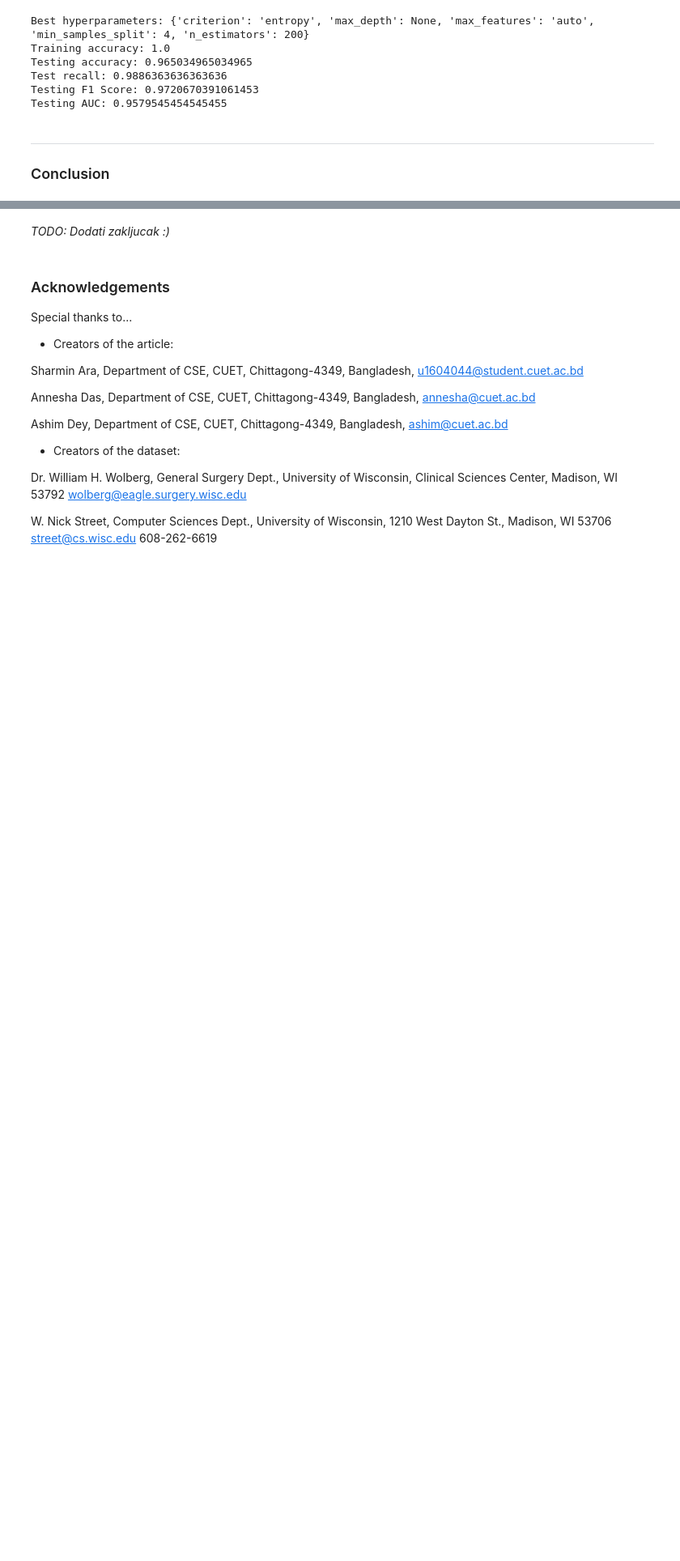
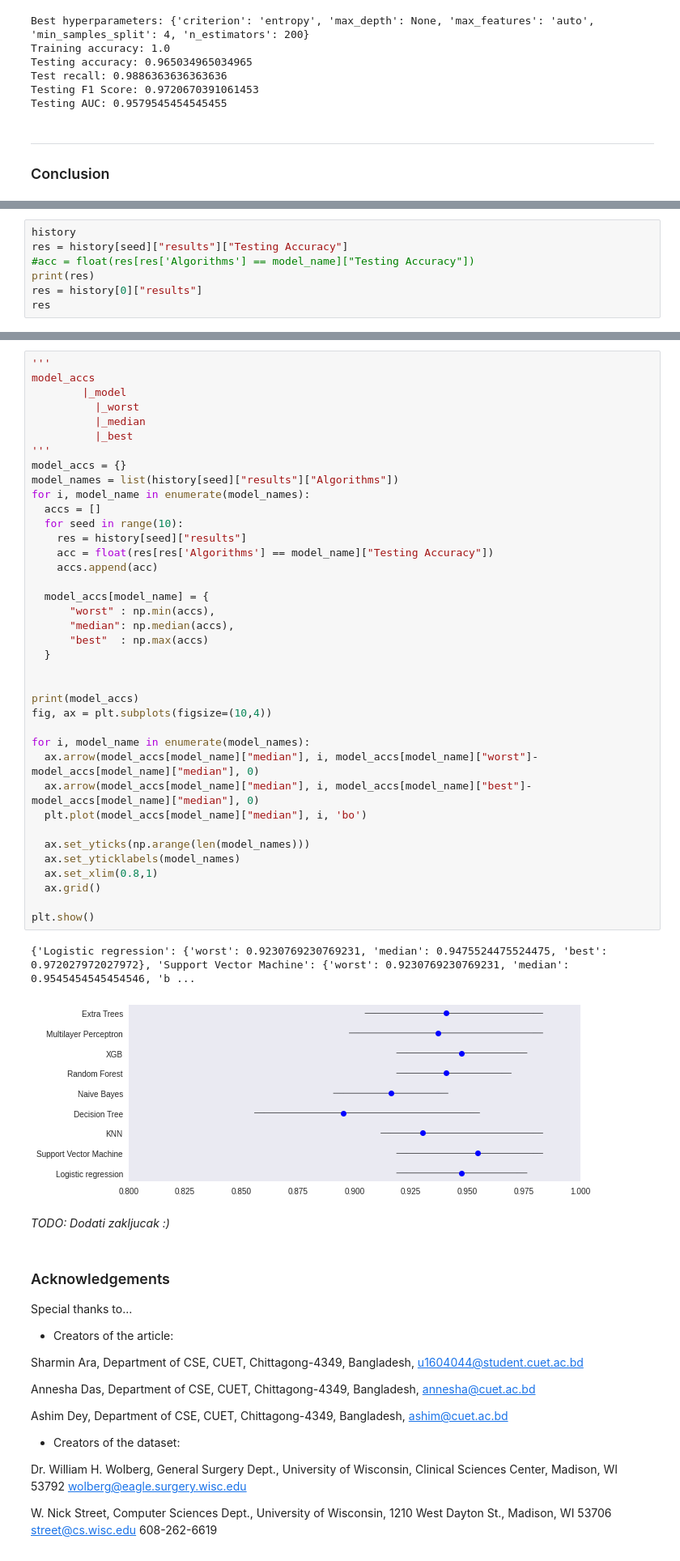
Before and after one commit to fsentin/uzop-extended, a Jupyter notebook: projectNotebook.ipynb, the cells around one changed output, grey strips where cells are left out. Shown at 81% size. Cells and saved outputs as stored; diff of their text form; blank space fills up the shorter version.

```diff
--- a/projectNotebook.ipynb
+++ b/projectNotebook.ipynb
@@ -608,0 +776,7 @@ draw_confusion_matrix(clf_etc, 'Extra Tree', None)
+# %%
+history
+res = history[seed]["results"]["Testing Accuracy"]
+#acc = float(res[res['Algorithms'] == model_name]["Testing Accuracy"])
+print(res)
+res = history[0]["results"]
+res
@@ -609,3 +804,44 @@ draw_confusion_matrix(clf_etc, 'Extra Tree', None)
+# %%
+'''
+model_accs
+        |_model
+          |_worst
+          |_median
+          |_best
+'''
+model_accs = {}
+model_names = list(history[seed]["results"]["Algorithms"])
+for i, model_name in enumerate(model_names):
+  accs = []
+  for seed in range(10):
+    res = history[seed]["results"]
+    acc = float(res[res['Algorithms'] == model_name]["Testing Accuracy"])
+    accs.append(acc)
+
+  model_accs[model_name] = {
+      "worst" : np.min(accs),
+      "median": np.median(accs),
+      "best"  : np.max(accs)
+  }
+
+
+print(model_accs)
+fig, ax = plt.subplots(figsize=(10,4))
+
+for i, model_name in enumerate(model_names):
+  ax.arrow(model_accs[model_name]["median"], i, model_accs[model_name]["worst"]-model_accs[model_name]["median"], 0)
+  ax.arrow(model_accs[model_name]["median"], i, model_accs[model_name]["best"]-model_accs[model_name]["median"], 0)
+  plt.plot(model_accs[model_name]["median"], i, 'bo')
+
+  ax.set_yticks(np.arange(len(model_names)))
+  ax.set_yticklabels(model_names)
+  ax.set_xlim(0.8,1)
+  ax.grid()
+
+plt.show()
+# %% [output]
+{'Logistic regression': {'worst': 0.9230769230769231, 'median': 0.9475524475524475, 'best': 0.972027972027972}, 'Support Vector Machine': {'worst': 0.9230769230769231, 'median': 0.9545454545454546, 'b ...
+[figure, added]
 # %% [markdown]
 *TODO: Dodati zakljucak :)*
 # %% [markdown]
```
Also changed, not shown: parts of 18 cells of this notebook.
